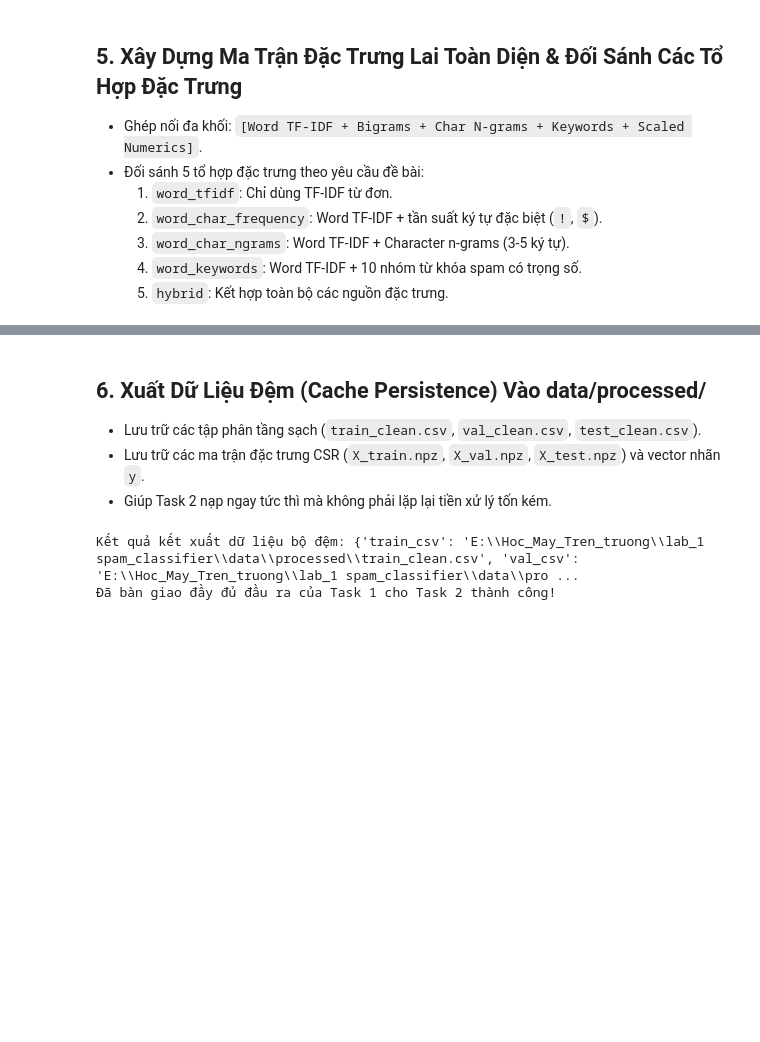
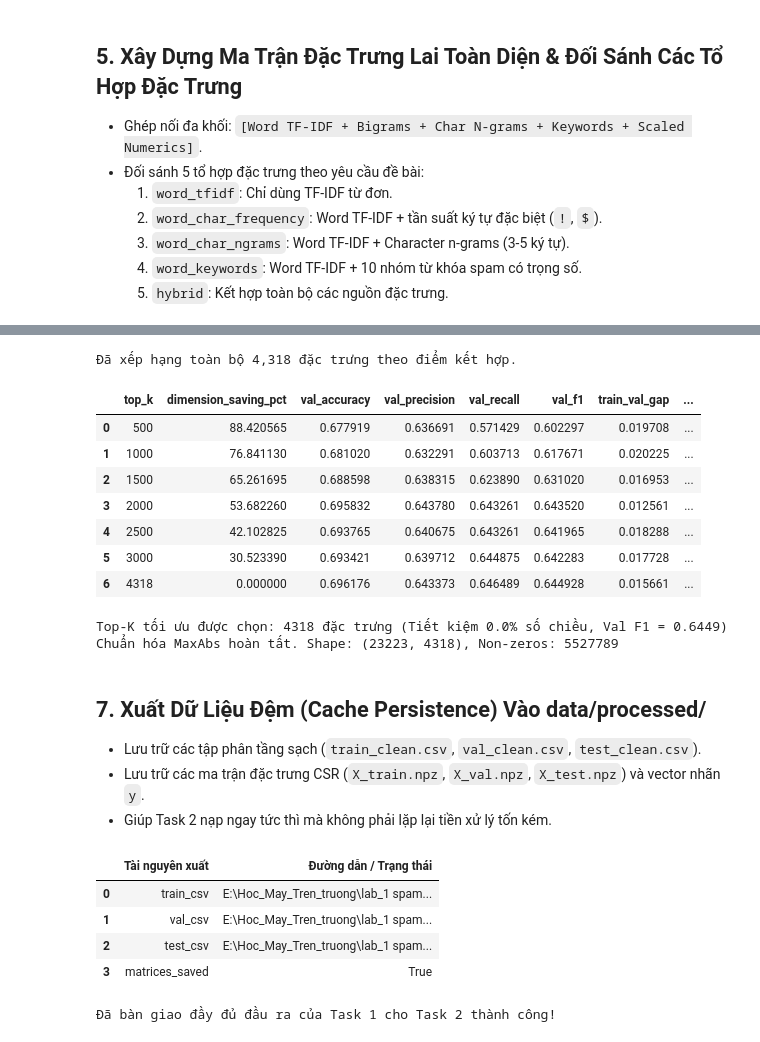
Before and after one commit to iamtien77/spam_classifier, a Jupyter notebook: notebooks/02_preprocessing_and_features.ipynb, the cells around one changed output, grey strips where cells are left out. Saved outputs shown, nothing was run; the diff lists cells and outputs as text; code cells hidden in the pictures; blank space fills up the shorter version.

```diff
--- a/notebooks/02_preprocessing_and_features.ipynb
+++ b/notebooks/02_preprocessing_and_features.ipynb
@@ -241,5 +296,46 @@ Các phân đoạn khối đặc trưng: {'word': (0, 3000), 'bigram': (3000, 38
+# %%
+from src.features.feature_engineering import ManualFeatureSelectorScratch, MaxAbsScalerScratch
+from src.evaluation.visualization import plot_top_k_feature_sweep
+
+# 1. Trích xuất nhãn nhị phân cho Train và Val từ DataFrame
+y_train = (train_df['label'] == 'spam').astype(int).values
+y_val = (val_df['label'] == 'spam').astype(int).values
+
+# 2. Xếp hạng độ quan trọng kết hợp (Combined Importance Score)
+selector = ManualFeatureSelectorScratch()
+combined_scores, ranked_indices = selector.compute_combined_importance(X_train_hybrid, y_train)
+print(f"Đã xếp hạng toàn bộ {len(ranked_indices):,} đặc trưng theo điểm kết hợp.")
+
+# 3. Quét dải Top-K ứng viên để tìm điểm cân bằng F1 vs Số chiều
+candidate_ks = [500, 1000, 1500, 2000, 2500, min(3000, X_train_hybrid.shape[1]), X_train_hybrid.shape[1]]
+best_sweep, sweep_df = selector.sweep_top_k(
+    X_train_hybrid, y_train, X_val_hybrid, y_val, ranked_indices, candidate_k_list=candidate_ks, recall_target=0.85
+)
+
+# Hiển thị bảng đối sánh chi tiết các mốc Top-K
+display(sweep_df)
+
+print(f"Top-K tối ưu được chọn: {best_sweep['top_k']} đặc trưng (Tiết kiệm {best_sweep['dimension_saving_pct']:.1f}% số chiều, Val F1 = {best_sweep['val_f1']:.4f})")
+plot_top_k_feature_sweep(sweep_df)
+
+# 4. Chuẩn hóa MaxAbsScalerScratch trên ma trận thưa
+scaler = MaxAbsScalerScratch()
+X_train_scaled = scaler.fit_transform(X_train_hybrid)
+print(f"Chuẩn hóa MaxAbs hoàn tất. Shape: {X_train_scaled.shape}, Non-zeros: {X_train_scaled.nnz}")
+# %% [output]
+Đã xếp hạng toàn bộ 4,318 đặc trưng theo điểm kết hợp.
+|  | top_k | dimension_saving_pct | val_accuracy | val_precision | val_recall | val_f1 | train_val_gap | ... |
+| 0 | 500 | 88.420565 | 0.677919 | 0.636691 | 0.571429 | 0.602297 | 0.019708 | ... |
+| 1 | 1000 | 76.841130 | 0.681020 | 0.632291 | 0.603713 | 0.617671 | 0.020225 | ... |
+| 2 | 1500 | 65.261695 | 0.688598 | 0.638315 | 0.623890 | 0.631020 | 0.016953 | ... |
+| 3 | 2000 | 53.682260 | 0.695832 | 0.643780 | 0.643261 | 0.643520 | 0.012561 | ... |
+| 4 | 2500 | 42.102825 | 0.693765 | 0.640675 | 0.643261 | 0.641965 | 0.018288 | ... |
+| 5 | 3000 | 30.523390 | 0.693421 | 0.639712 | 0.644875 | 0.642283 | 0.017728 | ... |
+| 6 | 4318 | 0.000000 | 0.696176 | 0.643373 | 0.646489 | 0.644928 | 0.015661 | ... |
+Top-K tối ưu được chọn: 4318 đặc trưng (Tiết kiệm 0.0% số chiều, Val F1 = 0.6449)
+Chuẩn hóa MaxAbs hoàn tất. Shape: (23223, 4318), Non-zeros: 5527789
 # %% [markdown]
-## 6. Xuất Dữ Liệu Đệm (Cache Persistence) Vào data/processed/
+## 7. Xuất Dữ Liệu Đệm (Cache Persistence) Vào data/processed/
 - Lưu trữ các tập phân tầng sạch (`train_clean.csv`, `val_clean.csv`, `test_clean.csv`).
 - Lưu trữ các ma trận đặc trưng CSR (`X_train.npz`, `X_val.npz`, `X_test.npz`) và vector nhãn `y`.
 - Giúp Task 2 nạp ngay tức thì mà không phải lặp lại tiền xử lý tốn kém.
@@ -247,8 +343,19 @@ Các phân đoạn khối đặc trưng: {'word': (0, 3000), 'bigram': (3000, 38
 export_result = export_processed_data(
     train_df, val_df, test_df, builder=builder
 )
-print("Kết quả kết xuất dữ liệu bộ đệm:", export_result)
+
+# Bảng trạng thái xuất bộ đệm Task 1
+df_export_status = pd.DataFrame([
+    {"Tài nguyên xuất": k, "Đường dẫn / Trạng thái": str(v)}
+    for k, v in export_result.items()
+])
+display(df_export_status)
+
 print("Đã bàn giao đầy đủ đầu ra của Task 1 cho Task 2 thành công!")
 # %% [output]
+|  | Tài nguyên xuất | Đường dẫn / Trạng thái |
+| 0 | train_csv | E:\Hoc_May_Tren_truong\lab_1 spam... |
+| 1 | val_csv | E:\Hoc_May_Tren_truong\lab_1 spam... |
+| 2 | test_csv | E:\Hoc_May_Tren_truong\lab_1 spam... |
+| 3 | matrices_saved | True |
-Kết quả kết xuất dữ liệu bộ đệm: {'train_csv': 'E:\\Hoc_May_Tren_truong\\lab_1 spam_classifier\\data\\processed\\train_clean.csv', 'val_csv': 'E:\\Hoc_May_Tren_truong\\lab_1 spam_classifier\\data\\pro ...
 Đã bàn giao đầy đủ đầu ra của Task 1 cho Task 2 thành công!
```
Also changed, not shown: parts of 7 cells of this notebook, 7 other files.
